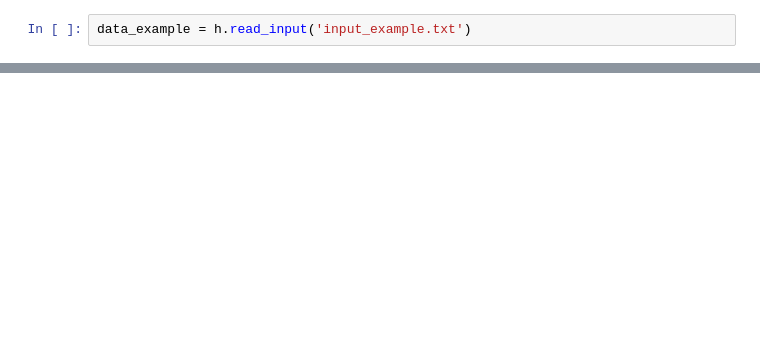
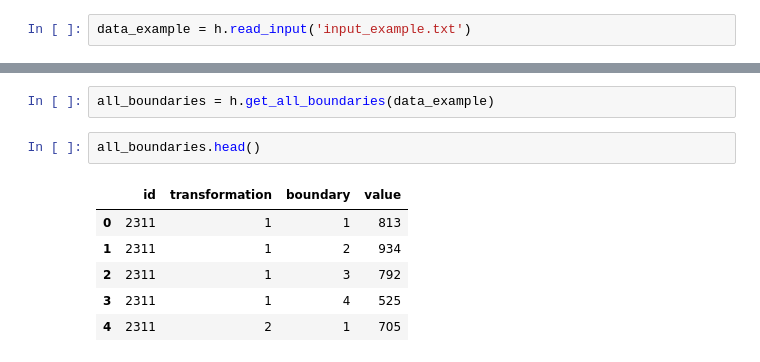
Before and after one commit to pep1024/20250102_advent_2020, a Jupyter notebook: 20250102_ex20.ipynb, the cells around one changed output, grey strips where cells are left out. Saved outputs shown, nothing was run; the diff lists cells and outputs as text; blank space fills up the shorter version.

```diff
--- a/20250102_ex20.ipynb
+++ b/20250102_ex20.ipynb
@@ -231,0 +226,11 @@ Counter(np.array(boundaries).flatten().tolist()).most_common()
+# %%
+all_boundaries = h.get_all_boundaries(data_example)
+# %%
+all_boundaries.head()
+# %% [output]
+|  | id | transformation | boundary | value |
+| 0 | 2311 | 1 | 1 | 813 |
+| 1 | 2311 | 1 | 2 | 934 |
+| 2 | 2311 | 1 | 3 | 792 |
+| 3 | 2311 | 1 | 4 | 525 |
+| 4 | 2311 | 2 | 1 | 705 |
```
Also changed, not shown: parts of 114 cells of this notebook, 3 other files.
